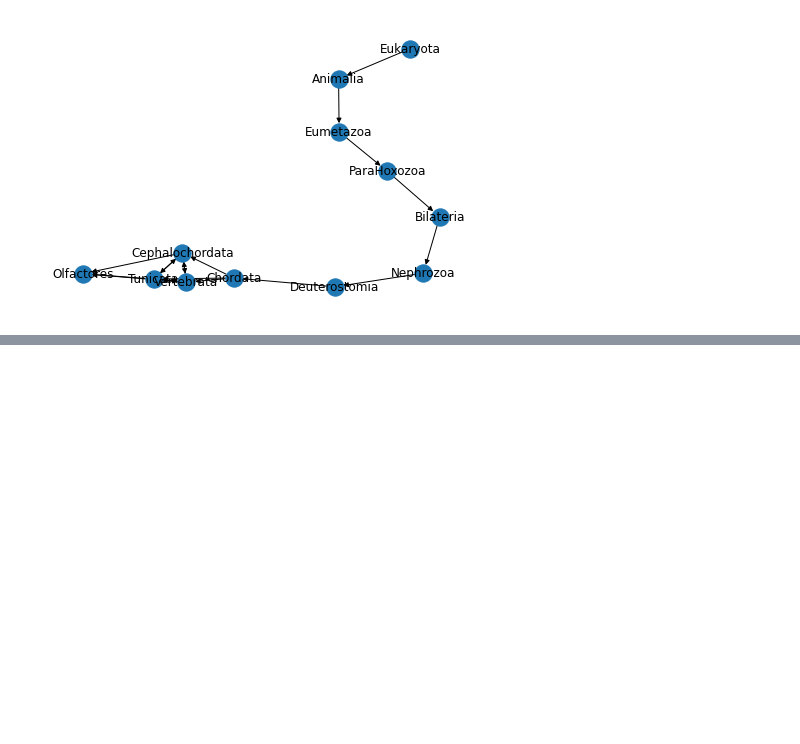
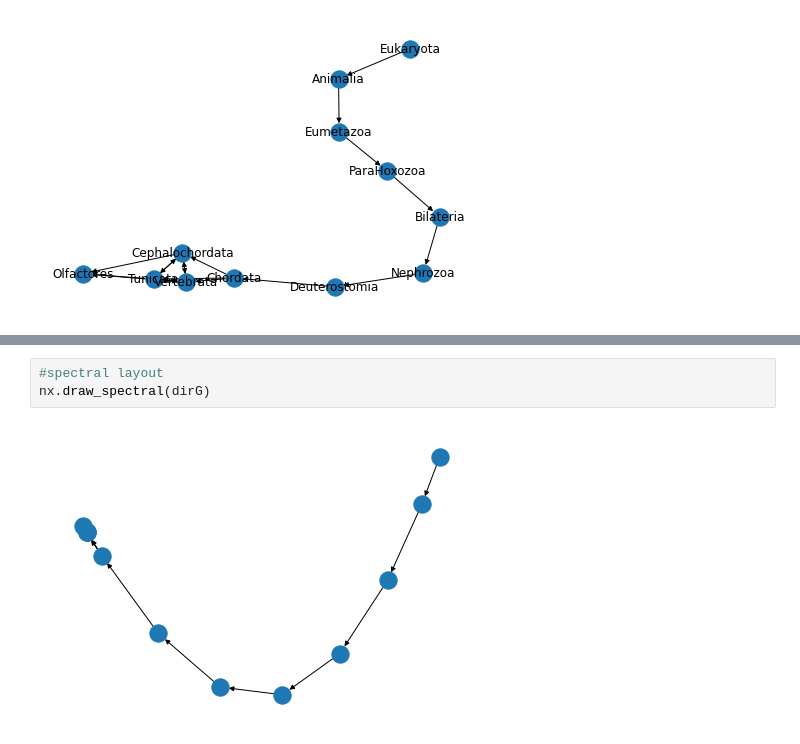
Before and after one commit to bronwencc/ML_practice, a Jupyter notebook: directed-graphs.ipynb, the cells around one changed output, grey strips where cells are left out. Saved outputs shown, nothing was run; the diff lists cells and outputs as text; blank space fills up the shorter version.

```diff
--- a/directed-graphs.ipynb
+++ b/directed-graphs.ipynb
@@ -94,0 +107,5 @@ nx.draw(dirG,with_labels=True)
+# %%
+#spectral layout
+nx.draw_spectral(dirG)
+# %% [output]
+[figure, added]
```
Also changed, not shown: parts of 7 cells of this notebook.
